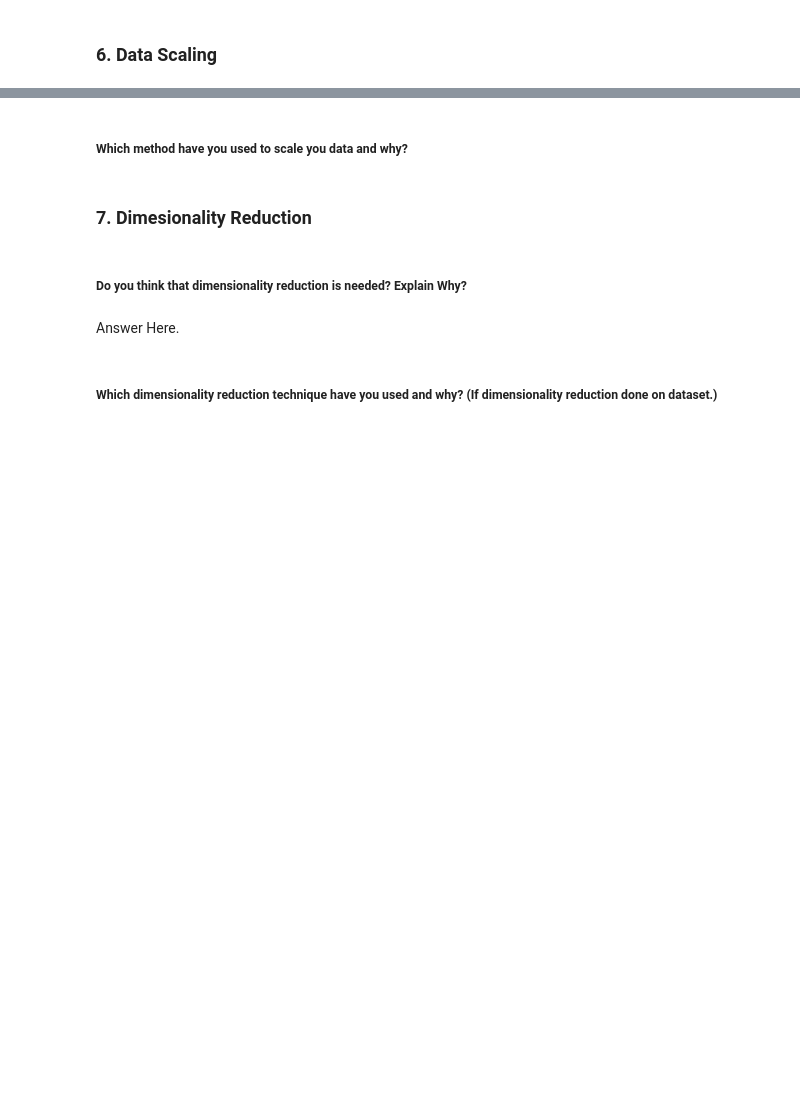
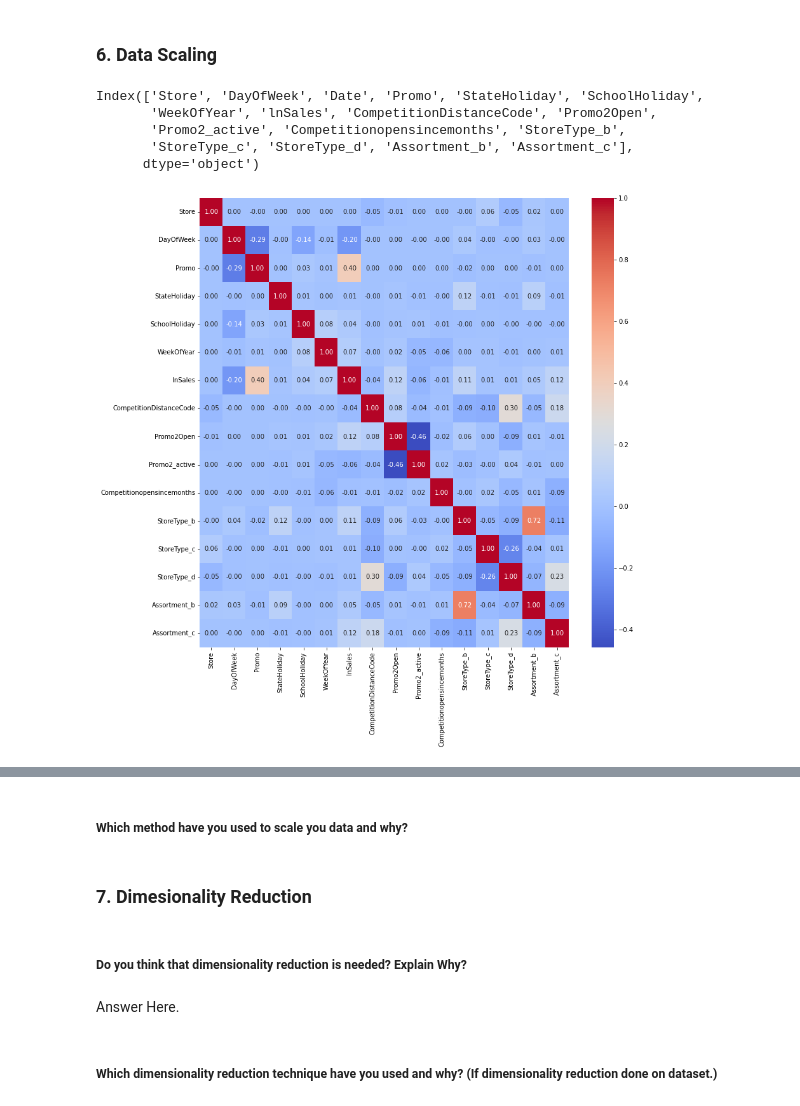
Before and after one commit to Ashif-khan033/Retail_Sales_Prediction, a Jupyter notebook: Retail_Sales_Prediction.ipynb, the cells around one changed output, grey strips where cells are left out. Saved outputs shown, nothing was run; the diff lists cells and outputs as text; code cells hidden in the pictures; blank space fills up the shorter version.

```diff
--- a/Retail_Sales_Prediction.ipynb
+++ b/Retail_Sales_Prediction.ipynb
@@ -1407,0 +1453,4 @@ df1['Promo2Open'] = (df1['Year'] - df1['Promo2SinceYear'])*12 + (df1['WeekOfYear
+# %%
+#Creating Competitionopensincemonths to capture the total duration in months instead of weeks and year
+
+df1['Competitionopensincemonths'] = (df1['Year'] - df1['CompetitionOpenSinceYear'])*12 + abs(df1['Month'] - df1['CompetitionOpenSinceMonth'])
@@ -1445,0 +1473,6 @@ Index(['DayOfWeek', 'Sales', 'Customers', 'Open', 'Promo', 'StateHoliday',
+# %%
+# columns to be dropped
+drop_feature=['Sales', 'Customers', 'Open','CompetitionDistance', 'CompetitionOpenSinceMonth',
+       'CompetitionOpenSinceYear', 'Promo2', 'Promo2SinceWeek',
+       'Promo2SinceYear', 'PromoInterval', 'Year', 'Month', 'day']
+df1.drop(columns=drop_feature, inplace=True)
@@ -1459,0 +1499,5 @@ Answer Here.
+# %%
+# Transform Your data
+# Encoding Nominal Categorical Columns
+df_new=pd.get_dummies(df1, dtype=int, drop_first=True)
+df_new.head()
@@ -1461,3 +1512,31 @@ Answer Here.
 ### 6. Data Scaling
 # %%
 # Scaling your data
+df_new.columns
+# %% [output]
+Index(['Store', 'DayOfWeek', 'Date', 'Promo', 'StateHoliday', 'SchoolHoliday',
+       'WeekOfYear', 'lnSales', 'CompetitionDistanceCode', 'Promo2Open',
+       'Promo2_active', 'Competitionopensincemonths', 'StoreType_b',
+       'StoreType_c', 'StoreType_d', 'Assortment_b', 'Assortment_c'],
+      dtype='object')
+# %%
+# Scaling your data
+df_scale=df_new.copy()
+
+#instantiating Standard Scaler object
+std_scaler= StandardScaler()
+
+#Applying standard scaler
+df_scale[['Store', 'DayOfWeek', 'Promo', 'StateHoliday', 'SchoolHoliday',
+       'WeekOfYear',  'CompetitionDistanceCode', 'Promo2Open',
+       'Promo2_active', 'Competitionopensincemonths', 'StoreType_b',
+       'StoreType_c', 'StoreType_d', 'Assortment_b', 'Assortment_c']]= std_scaler.fit_transform(df_scale[['Store', 'DayOfWeek', 'Promo', 'StateHoliday', 'SchoolHoliday',
+       'WeekOfYear',  'CompetitionDistanceCode', 'Promo2Open',
+       'Promo2_active', 'Competitionopensincemonths', 'StoreType_b',
+       'StoreType_c', 'StoreType_d', 'Assortment_b', 'Assortment_c']])
+# %%
+corr_map=df_scale.corr()
+plt.rcParams['figure.figsize'] = 13,13
+sns.heatmap(corr_map,annot=True, fmt=".2f", cmap="coolwarm");
+# %% [output]
+[figure, added]
```
Also changed, not shown: parts of 40 cells of this notebook.
